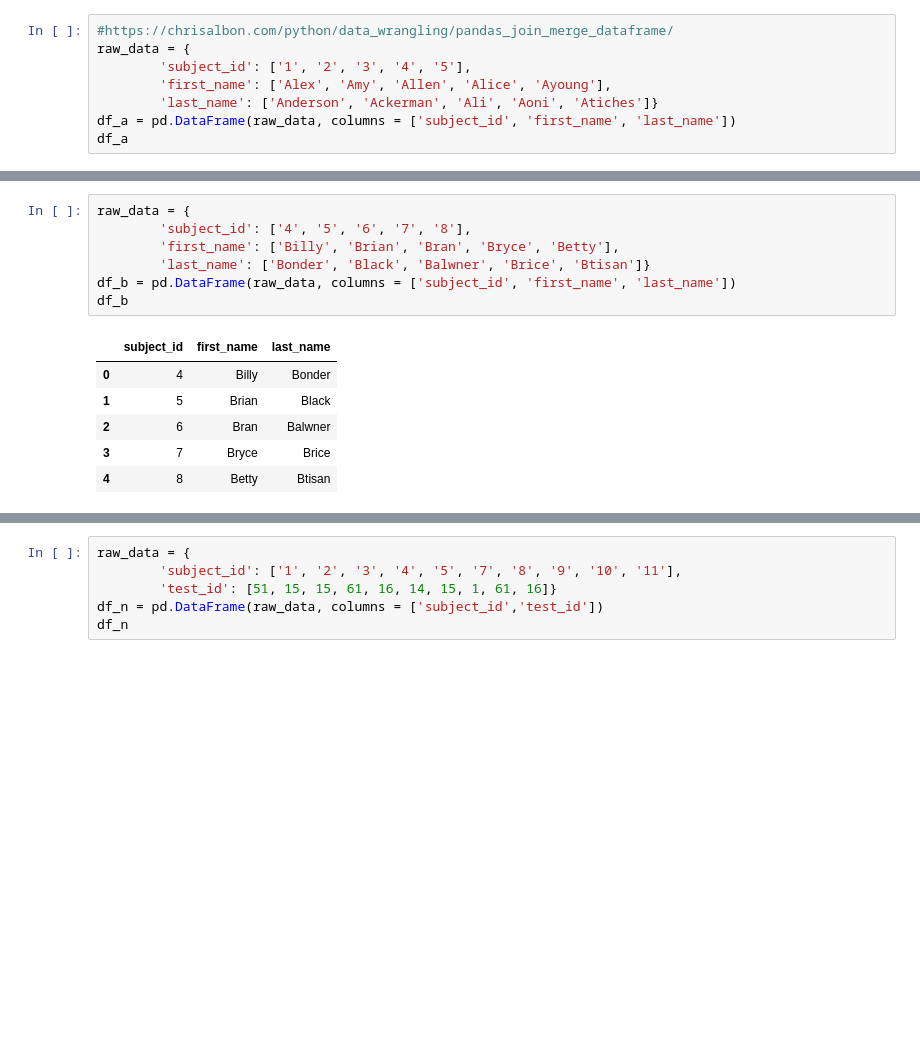
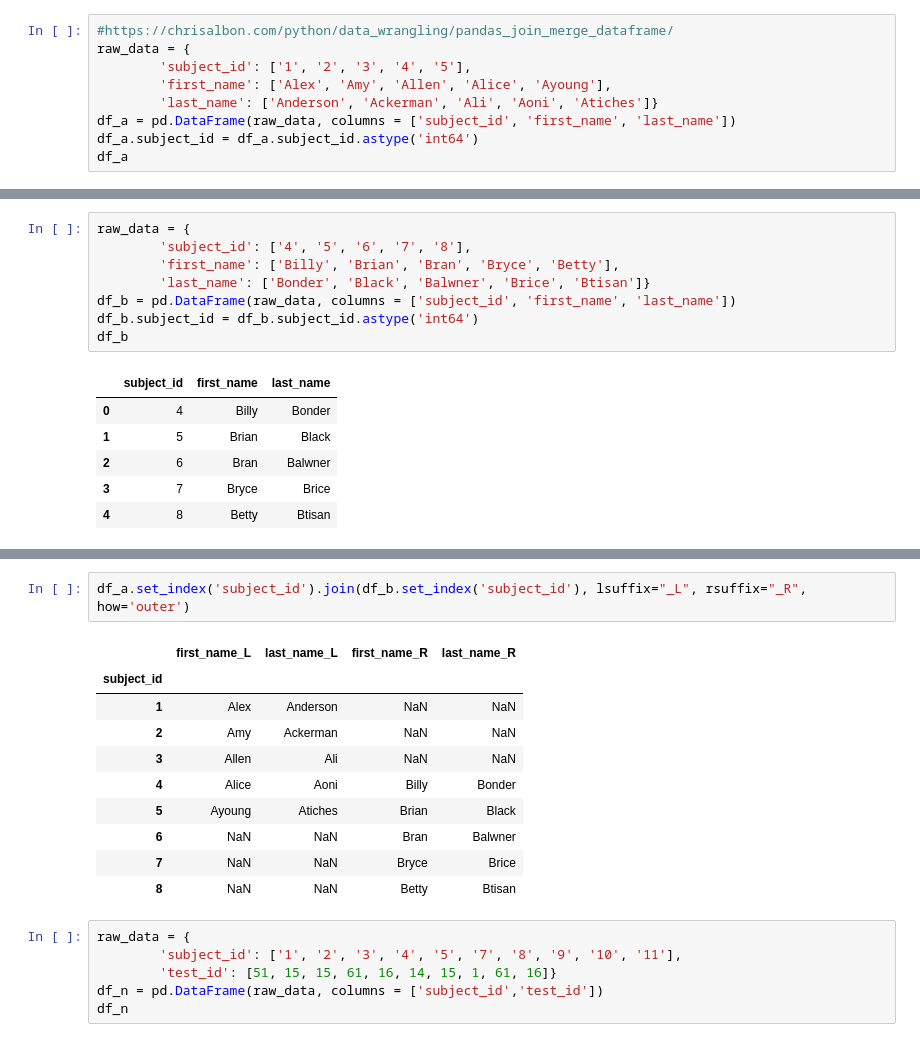
Before and after one commit to lukemonington/Titanic, a Jupyter notebook: Practice with Titanic.ipynb, the cells around one changed output, grey strips where cells are left out. Drawn from its saved outputs; the diff is of its cells as text; blank space fills up the shorter version.

Commit message:
practice with df.join

```diff
--- a/Practice with Titanic.ipynb
+++ b/Practice with Titanic.ipynb
@@ -489,6 +493,7 @@ raw_data = {
         'first_name': ['Alex', 'Amy', 'Allen', 'Alice', 'Ayoung'],
         'last_name': ['Anderson', 'Ackerman', 'Ali', 'Aoni', 'Atiches']}
 df_a = pd.DataFrame(raw_data, columns = ['subject_id', 'first_name', 'last_name'])
+df_a.subject_id = df_a.subject_id.astype('int64')
 df_a
 # %% [output]
 |  | subject_id | first_name | last_name |
@@ -503,6 +508,7 @@ raw_data = {
         'first_name': ['Billy', 'Brian', 'Bran', 'Bryce', 'Betty'],
         'last_name': ['Bonder', 'Black', 'Balwner', 'Brice', 'Btisan']}
 df_b = pd.DataFrame(raw_data, columns = ['subject_id', 'first_name', 'last_name'])
+df_b.subject_id = df_b.subject_id.astype('int64')
 df_b
 # %% [output]
 |  | subject_id | first_name | last_name |
@@ -514,3 +529,16 @@ df_b
+# %%
+df_a.set_index('subject_id').join(df_b.set_index('subject_id'), lsuffix="_L", rsuffix="_R", how='outer')
+# %% [output]
+|  | first_name_L | last_name_L | first_name_R | last_name_R |
+| subject_id |  |  |  |  |
+| 1 | Alex | Anderson | NaN | NaN |
+| 2 | Amy | Ackerman | NaN | NaN |
+| 3 | Allen | Ali | NaN | NaN |
+| 4 | Alice | Aoni | Billy | Bonder |
+| 5 | Ayoung | Atiches | Brian | Black |
+| 6 | NaN | NaN | Bran | Balwner |
+| 7 | NaN | NaN | Bryce | Brice |
+| 8 | NaN | NaN | Betty | Btisan |
 # %%
 raw_data = {
         'subject_id': ['1', '2', '3', '4', '5', '7', '8', '9', '10', '11'],
```
Also changed, not shown: parts of 3 cells of this notebook.
